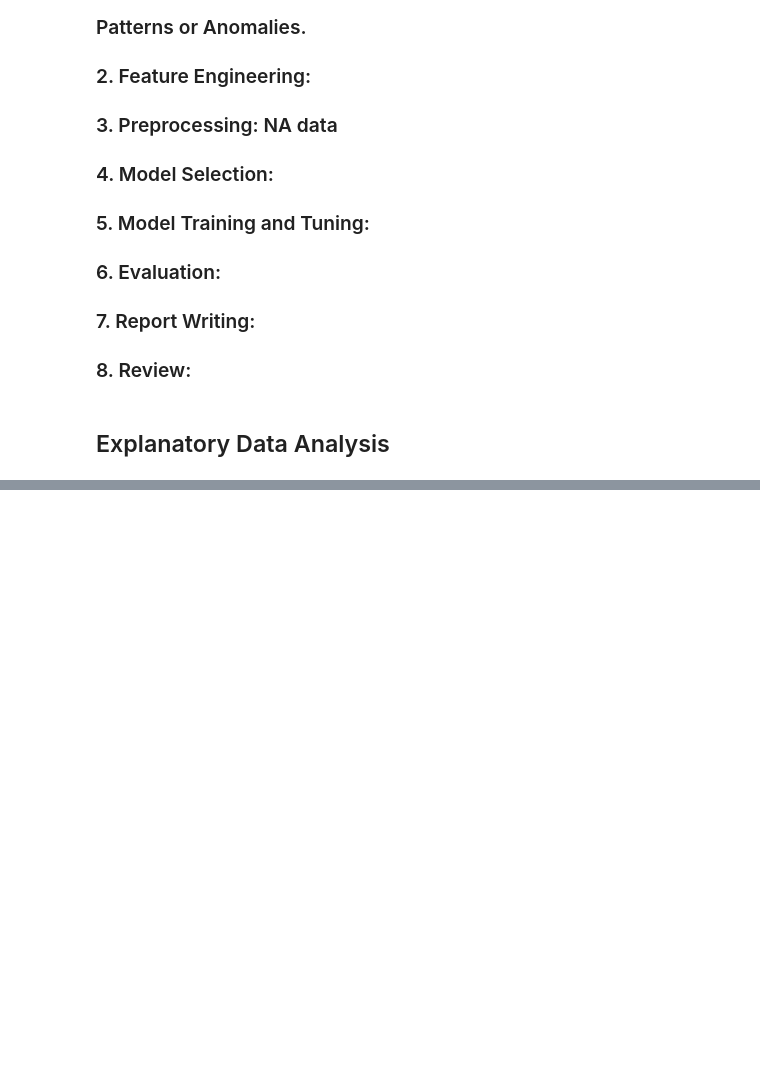
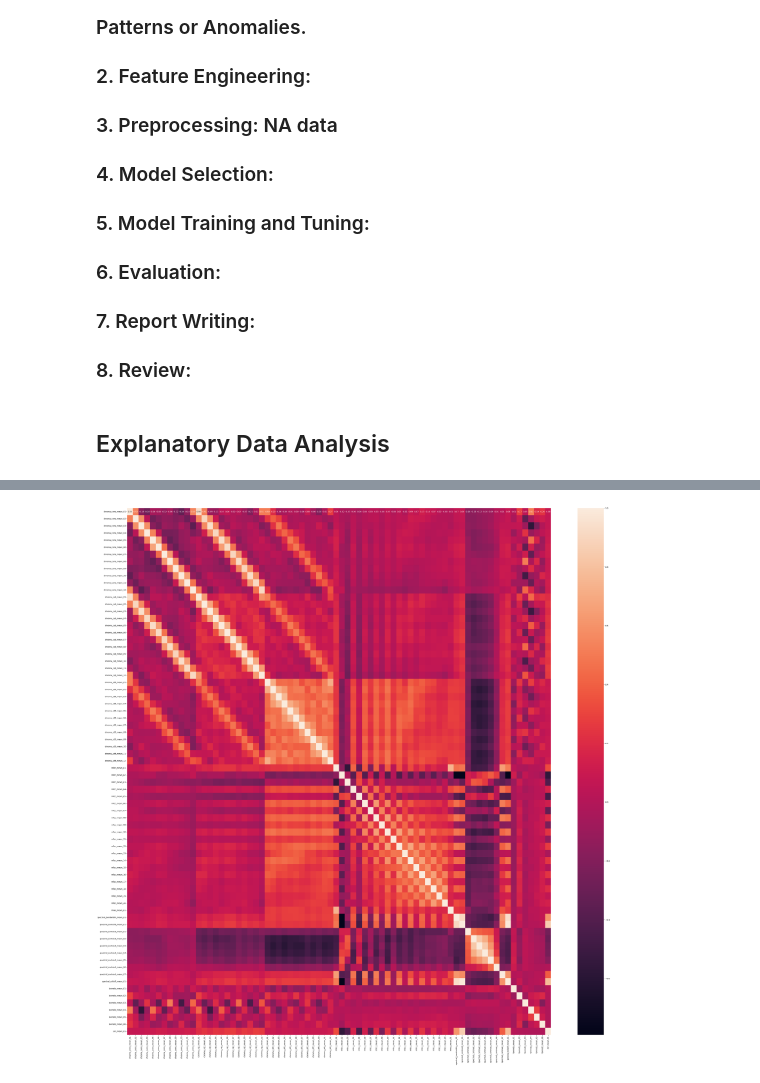
Before and after one commit to tobias-schnabel/sml-practical, a Jupyter notebook: Frensi.ipynb, the cells around one changed output, grey strips where cells are left out. Cells and saved outputs as stored; diff of their text form; code cells hidden in the pictures; blank space fills up the shorter version.

```diff
--- a/Frensi.ipynb
+++ b/Frensi.ipynb
@@ -46,0 +178,6 @@ y_train["Genre"].value_counts().plot(kind='bar')
+# %%
+plt.figure(figsize=(50, 50))
+sns.heatmap(correlation_matrix, annot=True, fmt=".2f")
+plt.show()
+# %% [output]
+[figure, added]
```
Also changed, not shown: parts of 17 cells of this notebook.
